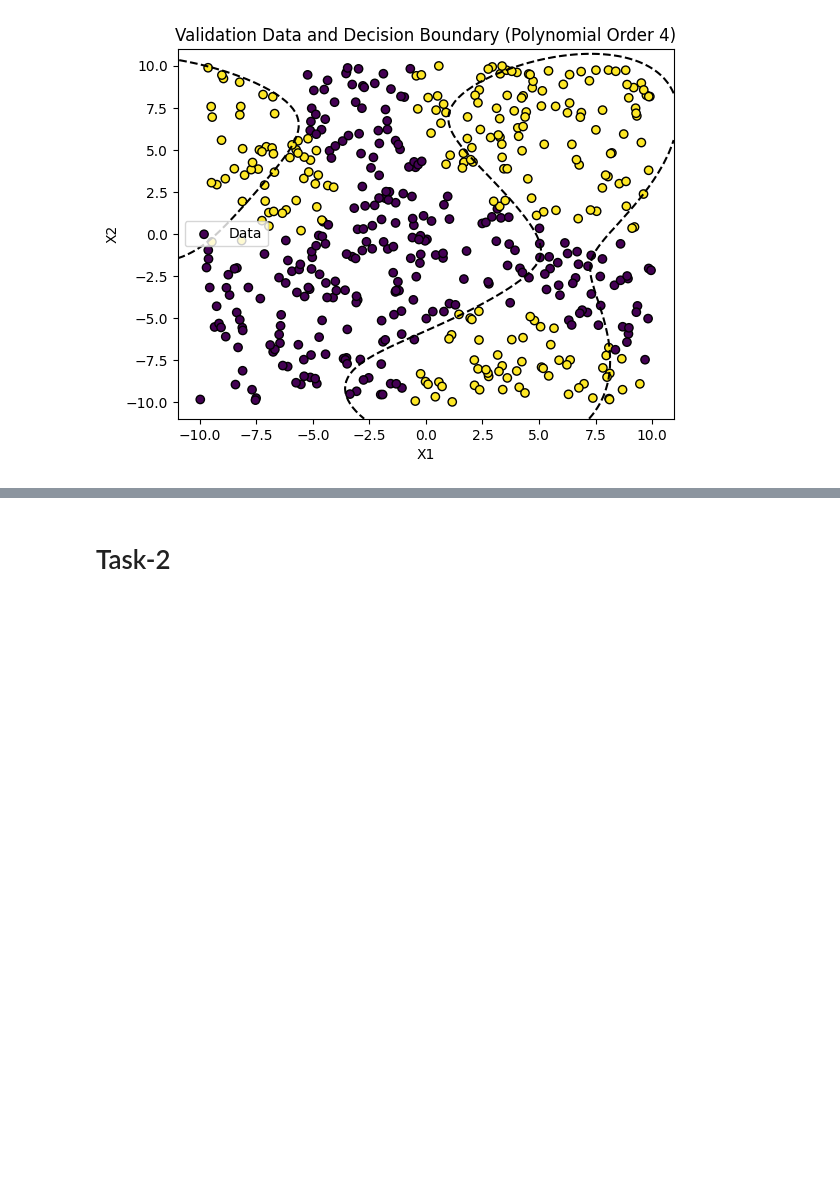
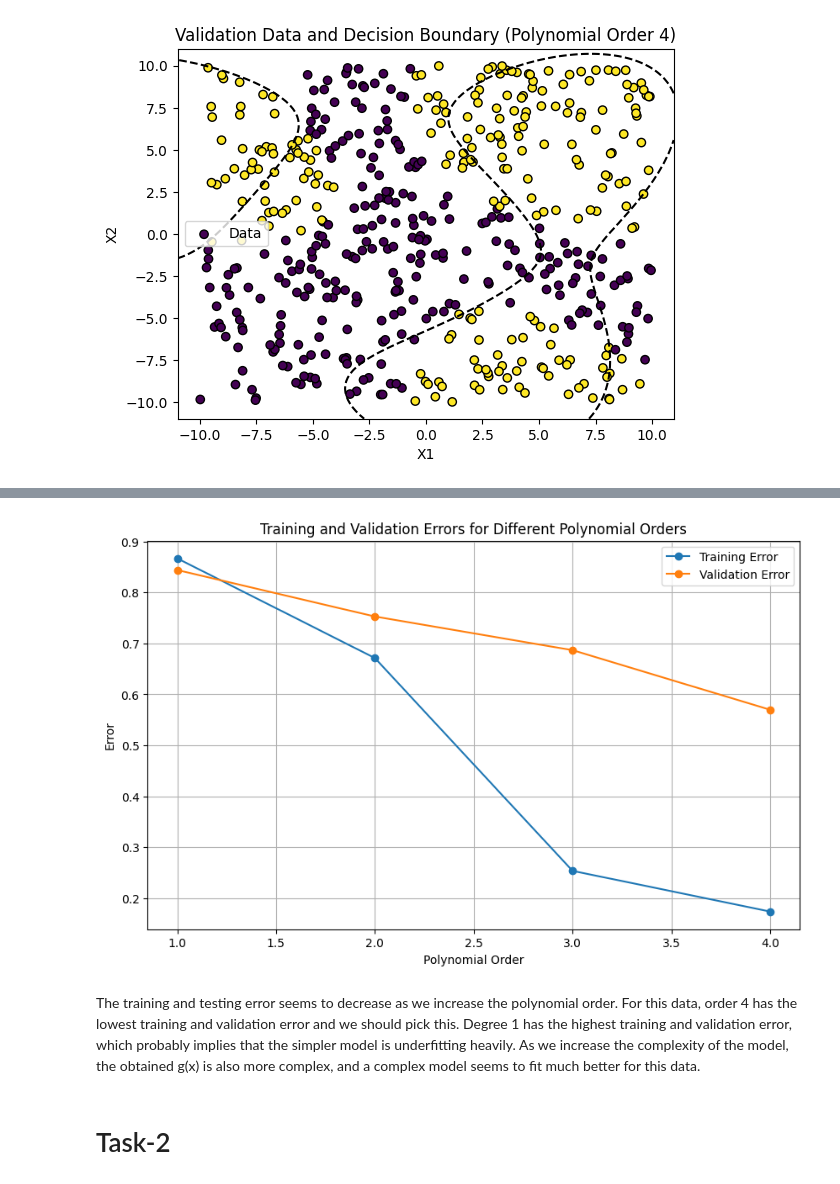
Before and after one commit to kurav/CMPE257-Fall23-Varshith-Kura, a Jupyter notebook: Take_home_exam.ipynb, the cells around one changed output, grey strips where cells are left out. Drawn from its saved outputs; the diff is of its cells as text; code cells hidden in the pictures; blank space fills up the shorter version.

```diff
--- a/Take_home_exam.ipynb
+++ b/Take_home_exam.ipynb
@@ -193,3 +225,20 @@ Validation Error: 0.5697646871091975
+# %%
+train_errors = [train_error, train_error_order_2, train_error_order_3, train_error_order_4]
+val_errors = [val_error, val_error_order_2, val_error_order_3, val_error_order_4]
+orders = [1, 2, 3, 4]
+plt.figure(figsize=(10, 6))
+plt.plot(orders, train_errors, marker='o', label='Training Error')
+plt.plot(orders, val_errors, marker='o', label='Validation Error')
+plt.title('Training and Validation Errors for Different Polynomial Orders')
+plt.xlabel('Polynomial Order')
+plt.ylabel('Error')
+plt.legend()
+plt.grid(True)
+plt.show()
+# %% [output]
+[figure, added]
+# %% [markdown]
+The training and testing error seems to decrease as we increase the polynomial order. For this data, order 4 has the lowest training and validation error and we should pick this. Degree 1 has the highest training and validation error, which probably implies that the simpler model is underfitting heavily. As we increase the complexity of the model, the obtained g(x) is also more complex, and a complex model seems to fit much better for this data.
 # %% [markdown]
 # Task-2
 # %%
```
Also changed, not shown: parts of 12 cells of this notebook.
